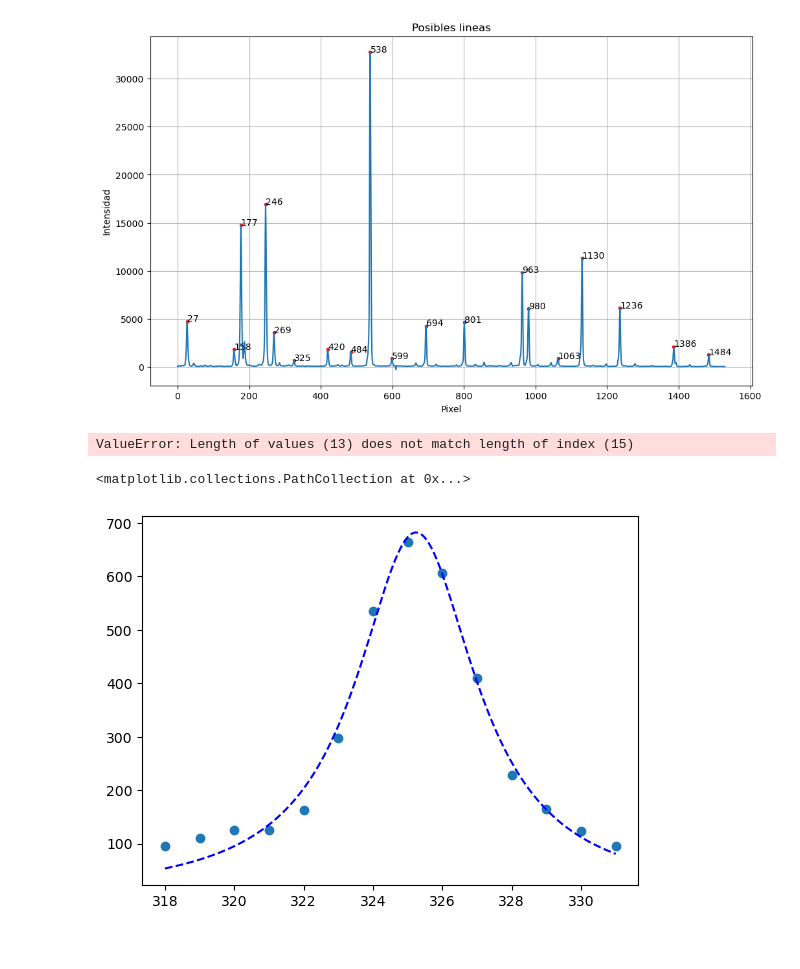
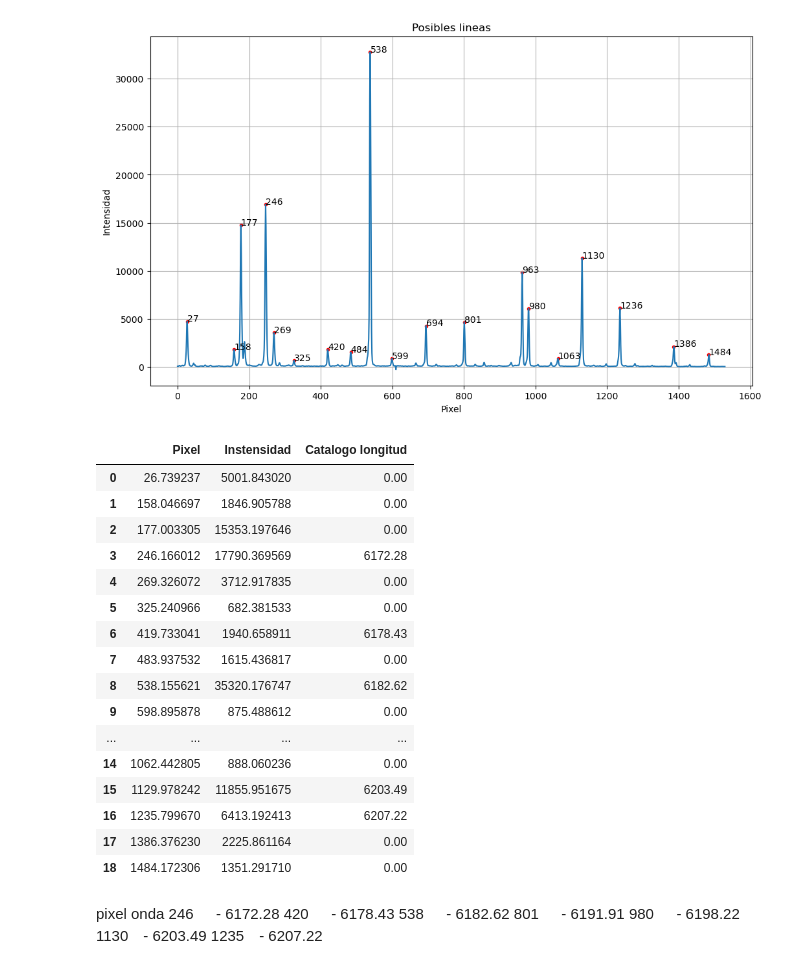
Before and after one commit to ccuellarn/Torium-Operation, a Jupyter notebook: Analisis.ipynb, the cells around one changed output. Drawn from its saved outputs; the diff is of its cells as text; code cells hidden in the pictures.

```diff
--- a/Analisis.ipynb
+++ b/Analisis.ipynb
@@ -65,41 +65,59 @@ def AjusteLorentz(i):
     popt, _ = curve_fit(Lorentzian,x,y)
     h = popt[0]
     x0 = popt[1]
     w = popt[2]
 
     fit_y= Lorentzian(x_1,h,x0,w)
 
     return x0,h,fit_y,x_1, x, y
 
 # plt.plot(fitx,fity, '--',color='b')
 # plt.scatter(x,y)
 
 Datafit = pd.DataFrame()
 lineasfit = []
 alturafit = []
 anotacionesfit = []
 anotacionesfit = []
-catalog_long = [0,0,0,0,6172.28,6173.11,0,6178.43,6180.71,6182.62,6188.13,0,6191.91]
+catalog_long = [ 0, 0, 0, 6172.28, 0, 0, 6178.43, 0, 6182.62, 0, 0, 6191.91, 0, 6198.22, 0, 6203.49, 6207.22, 0, 0 ]
 
 
-for i in range(0,15):
+for i in range(0,19):
     linea,altura, fity, fitx, x, y = AjusteLorentz(i)
     lineasfit.append(linea)
     alturafit.append(altura)
     anotacionesfit.append(str(round(linea,1)))
 
 Datafit['Pixel'] = lineasfit
 Datafit['Instensidad'] = alturafit
 Datafit['Catalogo longitud'] = catalog_long
 
 Datafit
 # %% [output]
-ValueError: Length of values (13) does not match length of index (15)
+|  | Pixel | Instensidad | Catalogo longitud |
+| 0 | 26.739237 | 5001.843020 | 0.00 |
+| 1 | 158.046697 | 1846.905788 | 0.00 |
+| 2 | 177.003305 | 15353.197646 | 0.00 |
+| 3 | 246.166012 | 17790.369569 | 6172.28 |
+| 4 | 269.326072 | 3712.917835 | 0.00 |
+| 5 | 325.240966 | 682.381533 | 0.00 |
+| 6 | 419.733041 | 1940.658911 | 6178.43 |
+| 7 | 483.937532 | 1615.436817 | 0.00 |
+| 8 | 538.155621 | 35320.176747 | 6182.62 |
+| 9 | 598.895878 | 875.488612 | 0.00 |
+| ... | ... | ... | ... |
+| 14 | 1062.442805 | 888.060236 | 0.00 |
+| 15 | 1129.978242 | 11855.951675 | 6203.49 |
+| 16 | 1235.799670 | 6413.192413 | 6207.22 |
+| 17 | 1386.376230 | 2225.861164 | 0.00 |
+| 18 | 1484.172306 | 1351.291710 | 0.00 |
-# %%
-linea,altura, fity, fitx, x, y = AjusteLorentz(6)
-plt.plot(fitx,fity, '--',color='b')
-plt.scatter(x,y)
-# %% [output]
-<matplotlib.collections.PathCollection at 0x...>
-[figure, removed]
+# %% [markdown]
+pixel     onda
+246   - 6172.28
+420   - 6178.43
+538   - 6182.62
+801   - 6191.91
+980   - 6198.22
+1130  - 6203.49
+1235  - 6207.22
 # %%
```
Also changed, not shown: parts of 1 cell of this notebook, 1 other file.
